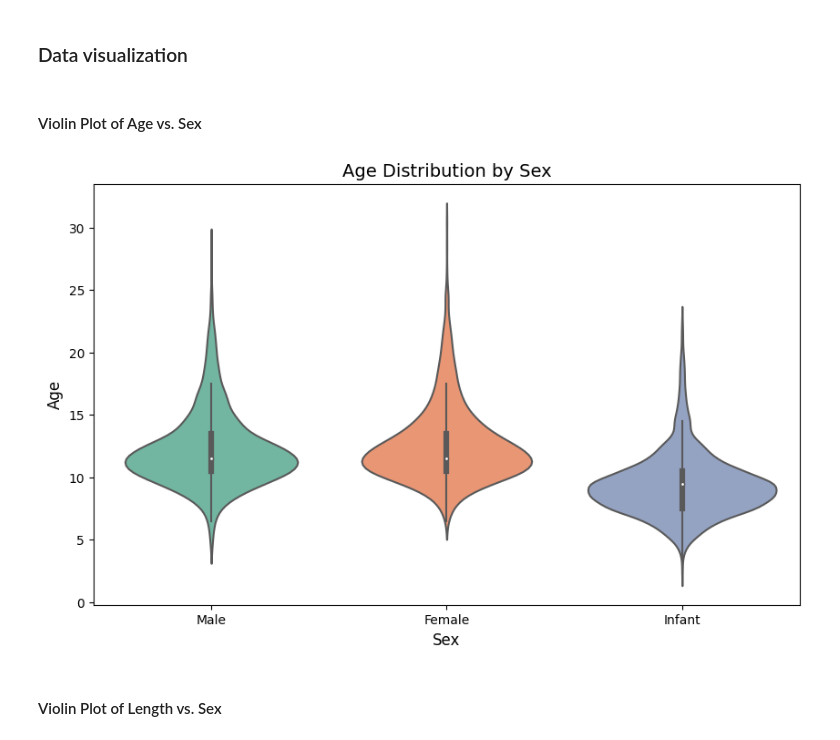
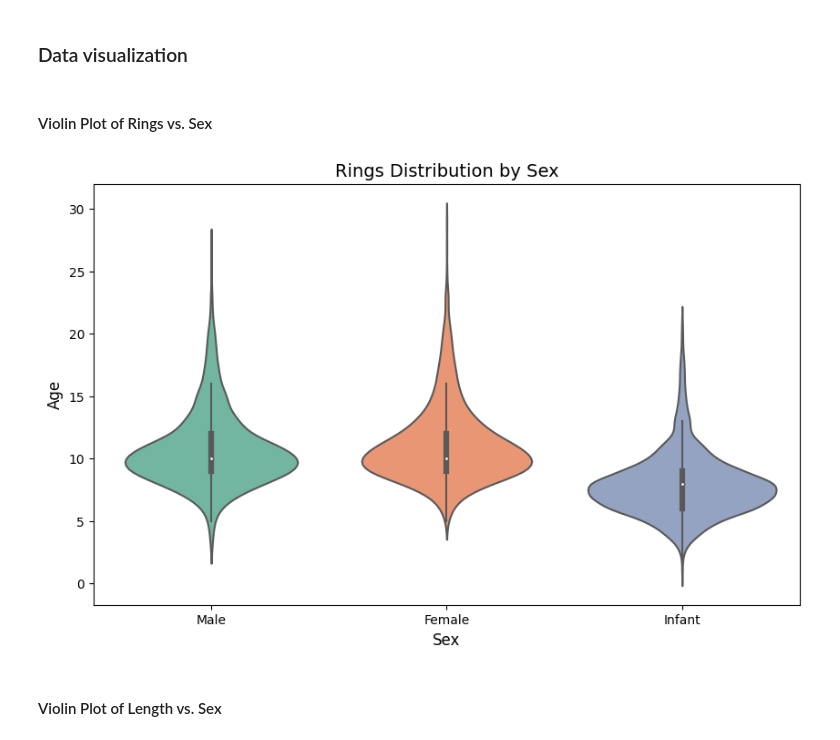
Before and after one commit to hmantovani/hmantovani, a Jupyter notebook: abalone-EN/abalone-eda.ipynb, the cells around one changed output. Saved outputs shown, nothing was run; the diff lists cells and outputs as text; code cells hidden in the pictures.

```diff
--- a/abalone-EN/abalone-eda.ipynb
+++ b/abalone-EN/abalone-eda.ipynb
@@ -50,5 +48,3 @@ The dataset itself suggests that you consider the abalone Age to be its number o
-# %%
-abalone['Age'] = abalone['Rings'] + 1.5
 # %% [markdown]
 #### Basic information
 # %%
@@ -274,16 +267,16 @@ There are indeed two clear outliers, with the biggest Abalone having its Height
 # %% [markdown]
 ### Data visualization
 # %% [markdown]
-#### Violin Plot of Age vs. Sex
+#### Violin Plot of Rings vs. Sex
 # %%
 plt.figure(figsize=(10, 6))
-sns.violinplot(data=abalone, x='Sex', y='Age', palette='Set2')
-plt.title('Age Distribution by Sex', fontsize=14)
+sns.violinplot(data=abalone, x='Sex', y='Rings', palette='Set2')
+plt.title('Rings Distribution by Sex', fontsize=14)
 plt.xlabel('Sex', fontsize=12)
 plt.ylabel('Age', fontsize=12)
 plt.show()
 # %% [output]
-[figure, old version]
+[figure, new version]
 # %% [markdown]
 #### Violin Plot of Length vs. Sex
 # %%
```
Also changed, not shown: parts of 30 cells of this notebook, 1 other file.
